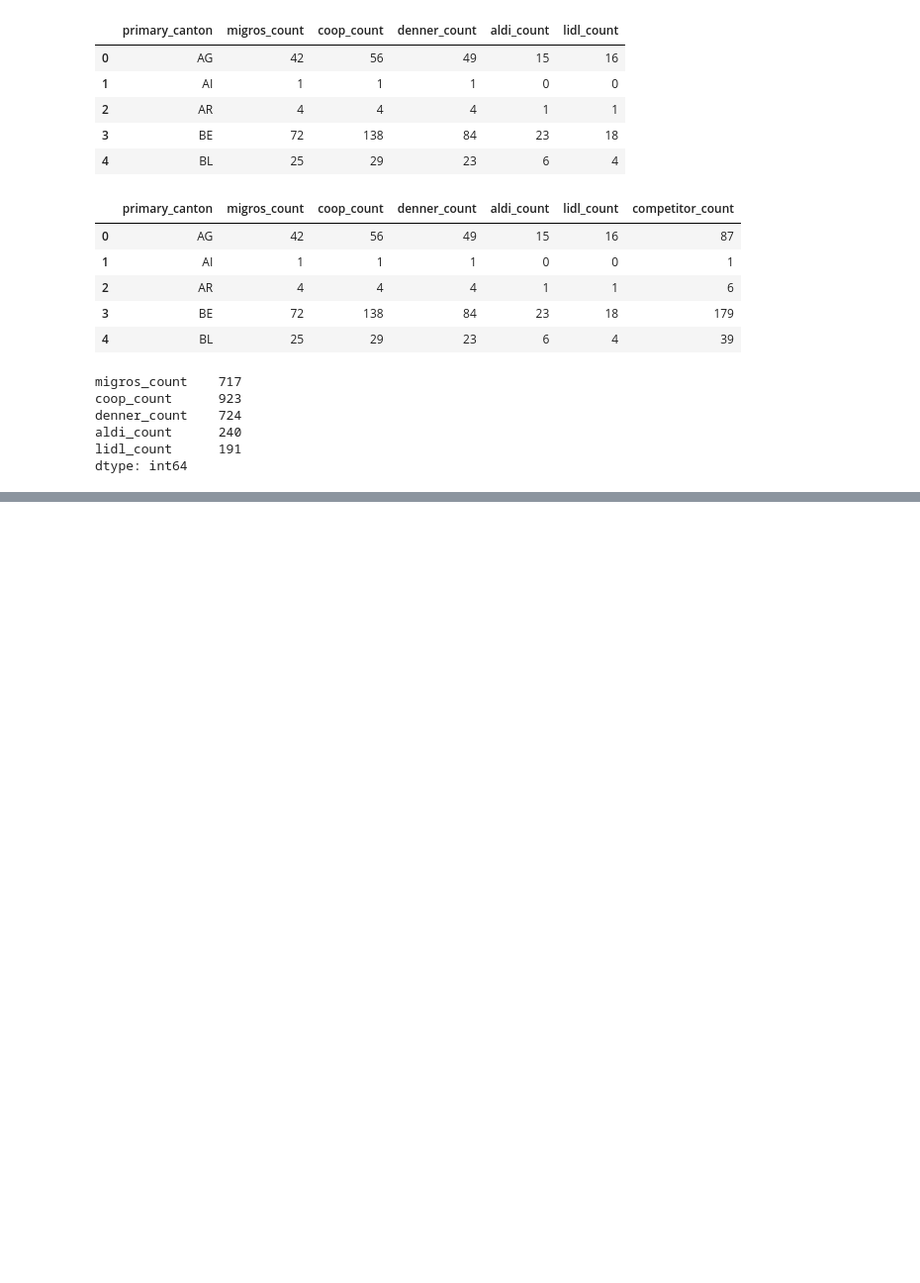
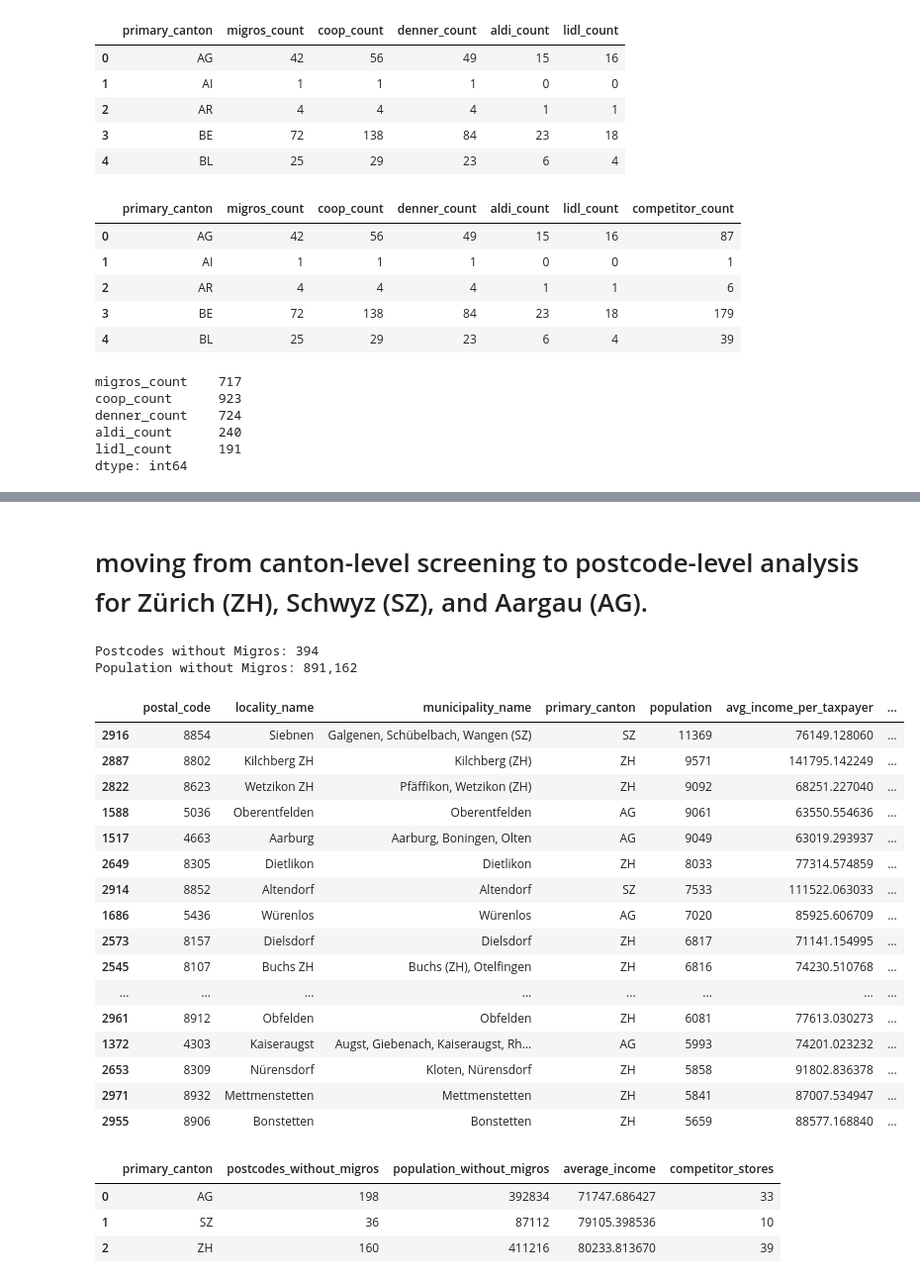
Before and after one commit to laravich/migros-store-location-analysis, a Jupyter notebook: 07_opportunity_analysis.ipynb, the cells around one changed output, grey strips where cells are left out. Shown at 99% size. Saved outputs shown, nothing was run; the diff lists cells and outputs as text; code cells hidden in the pictures; blank space fills up the shorter version.

Commit message:
data analysis based on cantons and shortlisting it to few postal codes in each Canton

```diff
--- a/07_opportunity_analysis.ipynb
+++ b/07_opportunity_analysis.ipynb
@@ -464,0 +849,70 @@ print(canton_store_df[["migros_count", "denner_count", "migros_group_count", "co
+# %% [markdown]
+# moving  from canton-level screening to postcode-level analysis for Zürich (ZH), Schwyz (SZ), and Aargau (AG).
+# %%
+# First, focus on postcodes that currently have no Migros supermarket.
+# Create the postcode opportunity dataset
+# Select complete postcodes in Zürich, Schwyz and Aargau
+selected_cantons = ["ZH", "SZ", "AG"]
+
+postcode_opportunity_df = scoring_df[
+    scoring_df["primary_canton"].isin(selected_cantons) &
+    (scoring_df["migros_count"] == 0) #only where Migros stores is not there
+].copy()
+
+# Create a clear label because one locality can contain multiple postcodes
+postcode_opportunity_df["location_label"] = postcode_opportunity_df["locality_name"] + " (" + postcode_opportunity_df["postal_code"] + ")"
+
+# Sort by population
+postcode_opportunity_df = postcode_opportunity_df.sort_values("population", ascending=False)
+
+print("Postcodes without Migros:", len(postcode_opportunity_df))
+print("Population without Migros:", f"{postcode_opportunity_df['population'].sum():,}")
+
+display(
+    postcode_opportunity_df[
+        [
+            "postal_code",
+            "locality_name",
+            "municipality_name",
+            "primary_canton",
+            "population",
+            "avg_income_per_taxpayer",
+            "migros_count",
+            "coop_count",
+            "denner_count",
+            "aldi_count",
+            "lidl_count",
+            "external_competitor_count"
+        ]
+    ].head(20)
+)
+# %% [output]
+Postcodes without Migros: 394
+Population without Migros: 891,162
+|  | postal_code | locality_name | municipality_name | primary_canton | population | avg_income_per_taxpayer | ... |
+| 2916 | 8854 | Siebnen | Galgenen, Schübelbach, Wangen (SZ) | SZ | 11369 | 76149.128060 | ... |
+| 2887 | 8802 | Kilchberg ZH | Kilchberg (ZH) | ZH | 9571 | 141795.142249 | ... |
+| 2822 | 8623 | Wetzikon ZH | Pfäffikon, Wetzikon (ZH) | ZH | 9092 | 68251.227040 | ... |
+| 1588 | 5036 | Oberentfelden | Oberentfelden | AG | 9061 | 63550.554636 | ... |
+| 1517 | 4663 | Aarburg | Aarburg, Boningen, Olten | AG | 9049 | 63019.293937 | ... |
+| 2649 | 8305 | Dietlikon | Dietlikon | ZH | 8033 | 77314.574859 | ... |
+| 2914 | 8852 | Altendorf | Altendorf | SZ | 7533 | 111522.063033 | ... |
+| 1686 | 5436 | Würenlos | Würenlos | AG | 7020 | 85925.606709 | ... |
+| 2573 | 8157 | Dielsdorf | Dielsdorf | ZH | 6817 | 71141.154995 | ... |
+| 2545 | 8107 | Buchs ZH | Buchs (ZH), Otelfingen | ZH | 6816 | 74230.510768 | ... |
+| ... | ... | ... | ... | ... | ... | ... | ... |
+| 2961 | 8912 | Obfelden | Obfelden | ZH | 6081 | 77613.030273 | ... |
+| 1372 | 4303 | Kaiseraugst | Augst, Giebenach, Kaiseraugst, Rh... | AG | 5993 | 74201.023232 | ... |
+| 2653 | 8309 | Nürensdorf | Kloten, Nürensdorf | ZH | 5858 | 91802.836378 | ... |
+| 2971 | 8932 | Mettmenstetten | Mettmenstetten | ZH | 5841 | 87007.534947 | ... |
+| 2955 | 8906 | Bonstetten | Bonstetten | ZH | 5659 | 88577.168840 | ... |
+# %%
+# compare the three cantons
+postcode_canton_summary = postcode_opportunity_df.groupby("primary_canton", as_index=False).agg(postcodes_without_migros=("postal_code", "count"), population_without_migros=("population", "sum"), average_income=("avg_income_per_taxpayer", "mean"), competitor_stores=("external_competitor_count", "sum"))
+
+display(postcode_canton_summary)
+# %% [output]
+|  | primary_canton | postcodes_without_migros | population_without_migros | average_income | competitor_stores |
+| 0 | AG | 198 | 392834 | 71747.686427 | 33 |
+| 1 | SZ | 36 | 87112 | 79105.398536 | 10 |
+| 2 | ZH | 160 | 411216 | 80233.813670 | 39 |
```
Also changed, not shown: parts of 50 cells of this notebook.
